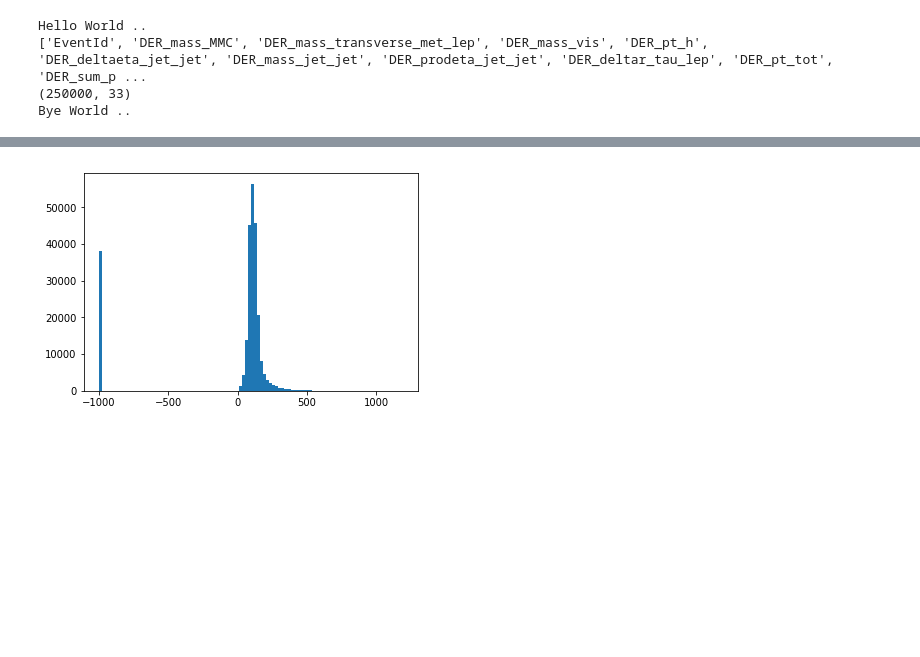
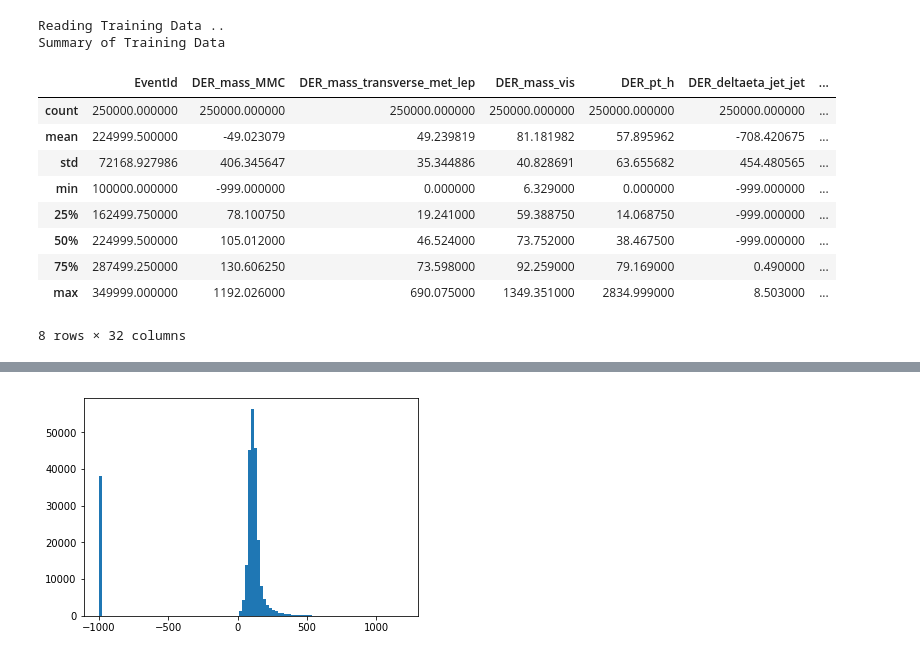
Before and after one commit to bhardwajk/kaggle-higgsboson, a Jupyter notebook: Kaggle - HiggsBoson ML challenge/DataVisualization.ipynb, the cells around one changed output, grey strips where cells are left out. Cells and saved outputs as stored; diff of their text form; code cells hidden in the pictures; blank space fills up the shorter version.

```diff
--- a/Kaggle - HiggsBoson ML challenge/DataVisualization.ipynb
+++ b/Kaggle - HiggsBoson ML challenge/DataVisualization.ipynb
@@ -1,21 +1,27 @@
 # %%
 import numpy as np
 import pandas as pd
 import matplotlib.pyplot as plt
 from IPython.display import display, HTML
 
 
 TRAIN_CSV = './data/training.csv'
-print ("Hello World .. ")
+print ("Reading Training Data .. ")
 
 td = pd.read_csv(TRAIN_CSV)
 
-print (list(td))
-print (td.shape)
-
-print ("Bye World .. ")
+print ("Summary of Training Data")
+display (td.describe())
 # %% [output]
-Hello World ..
-['EventId', 'DER_mass_MMC', 'DER_mass_transverse_met_lep', 'DER_mass_vis', 'DER_pt_h', 'DER_deltaeta_jet_jet', 'DER_mass_jet_jet', 'DER_prodeta_jet_jet', 'DER_deltar_tau_lep', 'DER_pt_tot', 'DER_sum_p ...
-(250000, 33)
-Bye World ..
+Reading Training Data ..
+Summary of Training Data
+|  | EventId | DER_mass_MMC | DER_mass_transverse_met_lep | DER_mass_vis | DER_pt_h | DER_deltaeta_jet_jet | ... |
+| count | 250000.000000 | 250000.000000 | 250000.000000 | 250000.000000 | 250000.000000 | 250000.000000 | ... |
+| mean | 224999.500000 | -49.023079 | 49.239819 | 81.181982 | 57.895962 | -708.420675 | ... |
+| std | 72168.927986 | 406.345647 | 35.344886 | 40.828691 | 63.655682 | 454.480565 | ... |
+| min | 100000.000000 | -999.000000 | 0.000000 | 6.329000 | 0.000000 | -999.000000 | ... |
+| 25% | 162499.750000 | 78.100750 | 19.241000 | 59.388750 | 14.068750 | -999.000000 | ... |
+| 50% | 224999.500000 | 105.012000 | 46.524000 | 73.752000 | 38.467500 | -999.000000 | ... |
+| 75% | 287499.250000 | 130.606250 | 73.598000 | 92.259000 | 79.169000 | 0.490000 | ... |
+| max | 349999.000000 | 1192.026000 | 690.075000 | 1349.351000 | 2834.999000 | 8.503000 | ... |
+8 rows × 32 columns
```
Also changed, not shown: parts of 2 cells of this notebook.
